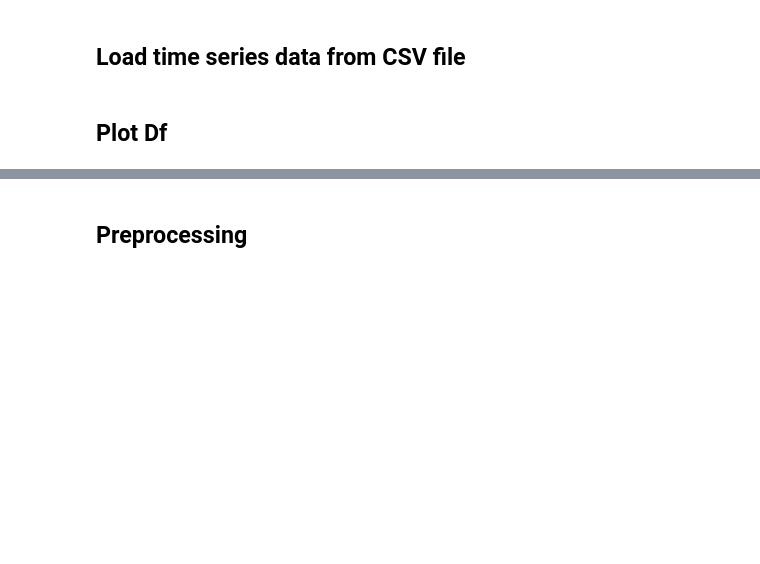
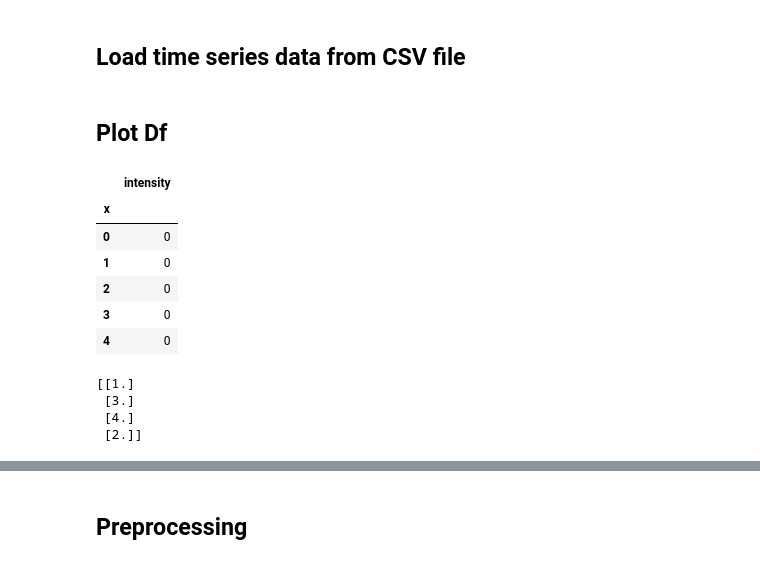
Before and after one commit to pakornyodkab/Time-Series-Signature-Clustering, a Jupyter notebook: codeForMidterm/signature_clustering.ipynb, the cells around one changed output, grey strips where cells are left out. Drawn from its saved outputs; the diff is of its cells as text; code cells hidden in the pictures; blank space fills up the shorter version.

```diff
--- a/codeForMidterm/signature_clustering.ipynb
+++ b/codeForMidterm/signature_clustering.ipynb
@@ -73,3 +70,23 @@ for i in range(cluster_num * sample_size):
     series, name = tmp[i]
     selected_series.append(series)
     selected_series_names.append(name)
+# %%
+selected_series[0].head()
+# %% [output]
+|  | intensity |
+| x |  |
+| 0 | 0 |
+| 1 | 0 |
+| 2 | 0 |
+| 3 | 0 |
+| 4 | 0 |
+# %%
+from tslearn.utils import to_time_series
+my_first_time_series = [1, 3, 4, 2]
+formatted_time_series = to_time_series(my_first_time_series)
+print(formatted_time_series)
+# %% [output]
+[[1.]
+ [3.]
+ [4.]
+ [2.]]
```
Also changed, not shown: parts of 19 cells of this notebook.
